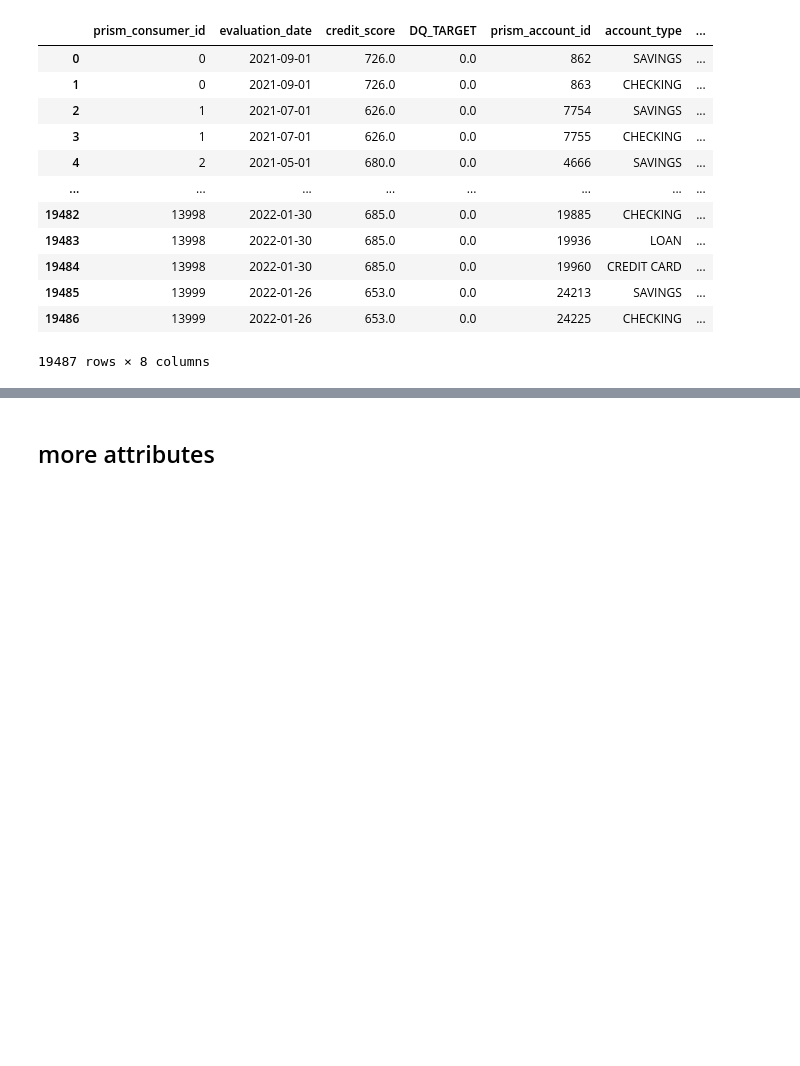
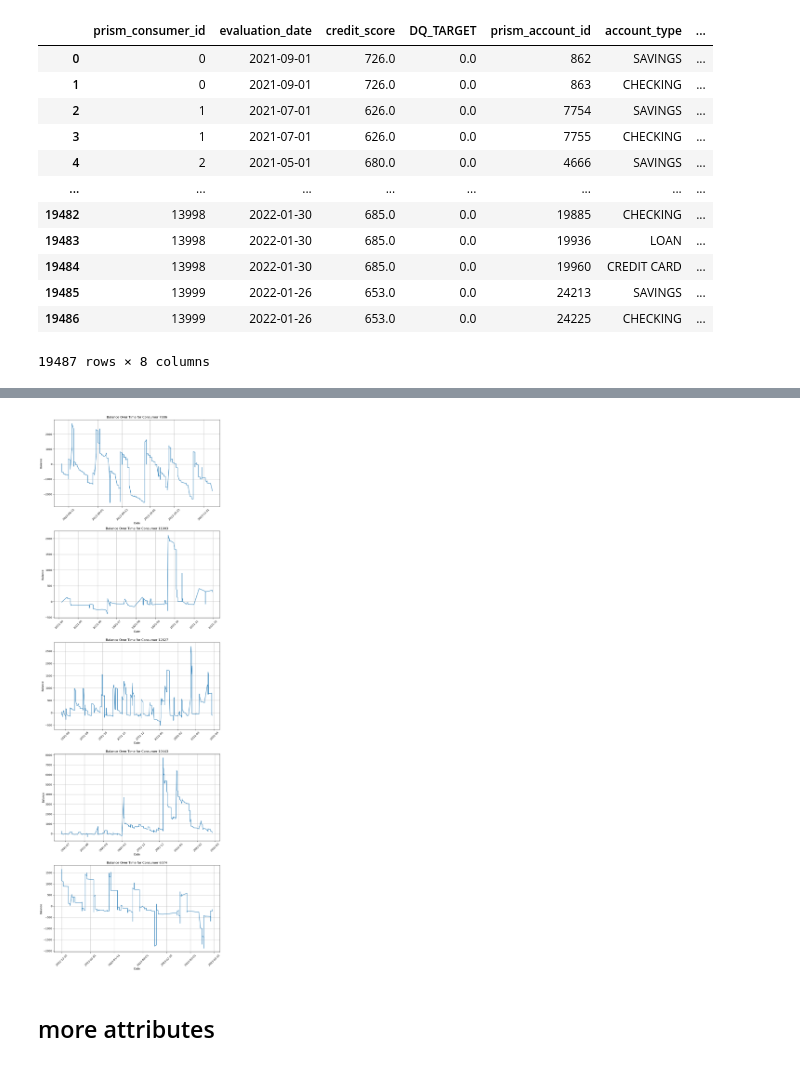
Before and after one commit to hillarychang/dsc180b-capstone-q2, a Jupyter notebook: src/notebooks/kurumi_q2_eda.ipynb, the cells around one changed output, grey strips where cells are left out. Saved outputs shown, nothing was run; the diff lists cells and outputs as text; code cells hidden in the pictures; blank space fills up the shorter version.

```diff
--- a/src/notebooks/kurumi_q2_eda.ipynb
+++ b/src/notebooks/kurumi_q2_eda.ipynb
@@ -313,3 +380,7 @@ array(['2910'], dtype=object)
+# %%
+plot_balance_separate_axis(trans_pattern, n=5, dq=1)
+# %% [output]
+[figure, added]
 # %% [markdown]
 ## more attributes
 # %%
```
Also changed, not shown: parts of 13 cells of this notebook.
